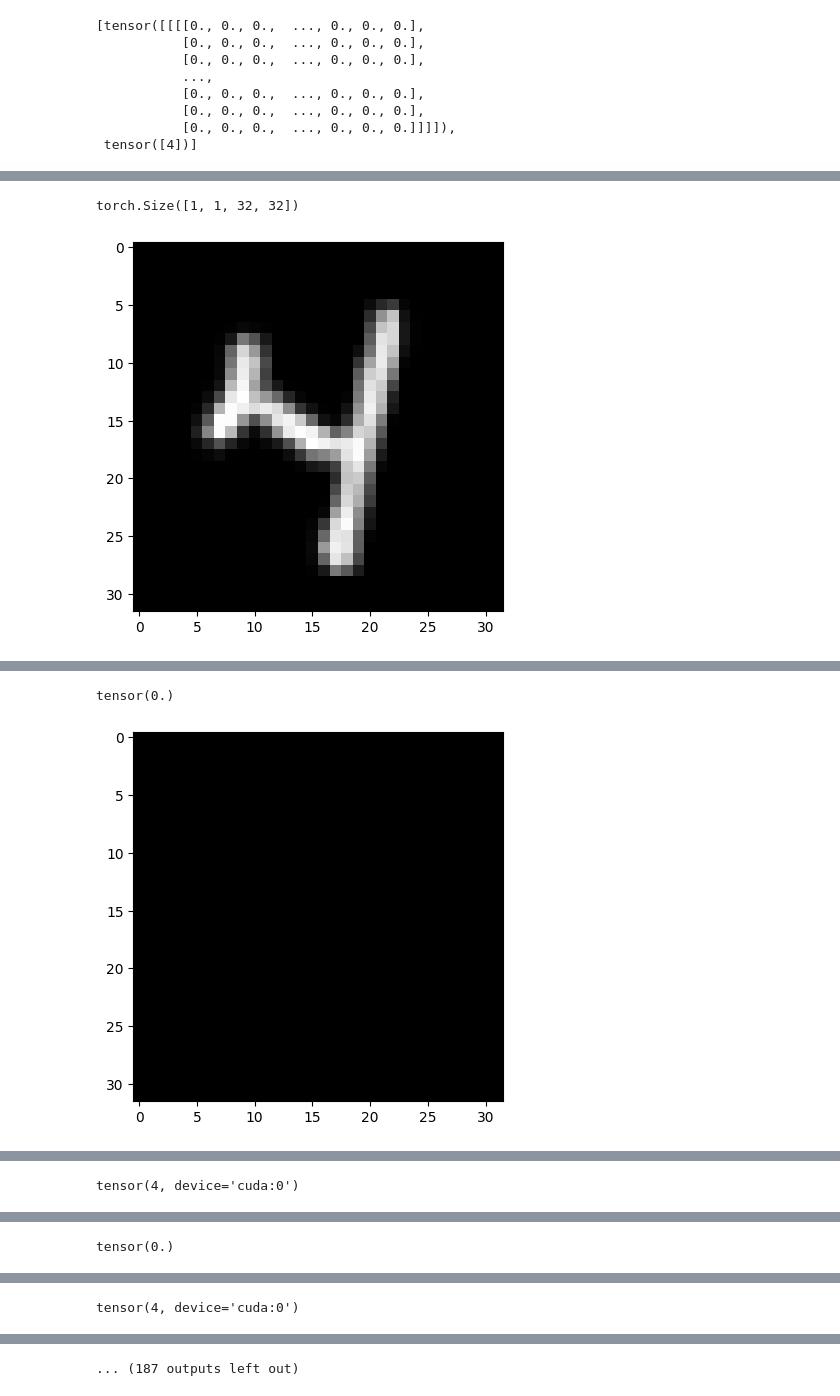
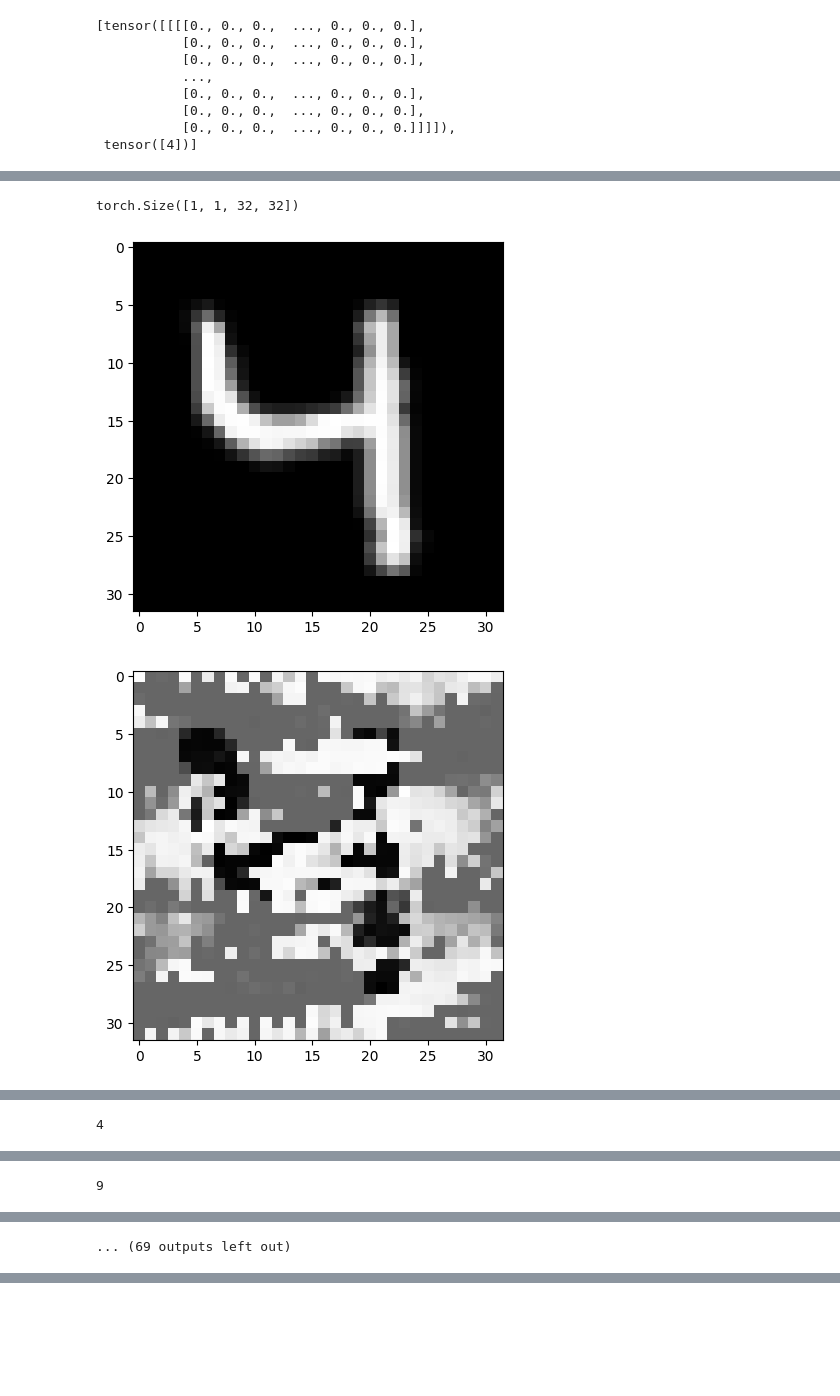
Before and after one commit to EkteMedium/Lab0_D7047E, a Jupyter notebook: Lab2/CNN1.1.ipynb, the cells around one changed output, grey strips where cells are left out. Cells and saved outputs as stored; diff of their text form; code cells hidden in the pictures; blank space fills up the shorter version.

```diff
--- a/Lab2/CNN1.1.ipynb
+++ b/Lab2/CNN1.1.ipynb
@@ -298,32 +295,36 @@ print(trained_model.parameters)
 # %%
 
 
 def plot_digit(data):
     data = data.view(32, 32)
     plt.imshow(data, cmap="gray")
     plt.show()
 
 image, _ = next(it)
 print(image.shape)
 noise = torch.zeros_like(image)
+noise.requires_grad = True
 
-optimizer = optim.Adam([noise], lr=0.01, weight_decay=1)
+optimizer = optim.Adam([noise], lr=0.001)
 criterion = nn.CrossEntropyLoss()
 
-for i in range(101):
+for i in range(1000):
     adv_image = torch.clamp(image + noise, 0, 1).to(device)
     out = trained_model(adv_image).to(device)
-    loss = criterion(out, torch.Tensor([9]).long().to(device))
+    loss = criterion(out, F.one_hot(torch.Tensor([9]).long(),num_classes=10).to(torch.float).to(device))
+    #print(loss.item())
+    optimizer.zero_grad()
     loss.backward()
     optimizer.step()
-    optimizer.zero_grad()
 
-    if i%50:
+    if i%50==25:
         plot_digit(image)
-        print(torch.max(noise))
-        plot_digit(noise)
-        print(torch.argmax(F.log_softmax(out).detach()))
-        plot_digit(adv_image.cpu())
+        plot_digit(noise.detach())
+        prediction = torch.argmax(F.log_softmax(out).detach()).item()
+        plot_digit(adv_image.cpu().detach())
+        print(prediction)
+        print("\n"*3)
 # %% [output]
 torch.Size([1, 1, 32, 32])
-[figure, old version]
+[figure, new version]
+[figure, new version]
@@ -330,2 +332 @@ torch.Size([1, 1, 32, 32])
-tensor(0.)
+4
-[figure, old version]
@@ -332 +336 @@ tensor(0.)
-tensor(4, device='cuda:0')
+9
@@ -335 +340 @@ tensor(4, device='cuda:0')
-tensor(0.)
+... (69 outputs left out)
@@ -337 +340,0 @@ tensor(0.)
-tensor(4, device='cuda:0')
@@ -340 +340,0 @@ tensor(4, device='cuda:0')
-... (187 outputs left out)
```
Also changed, not shown: parts of 5 cells of this notebook, 5 other files.
